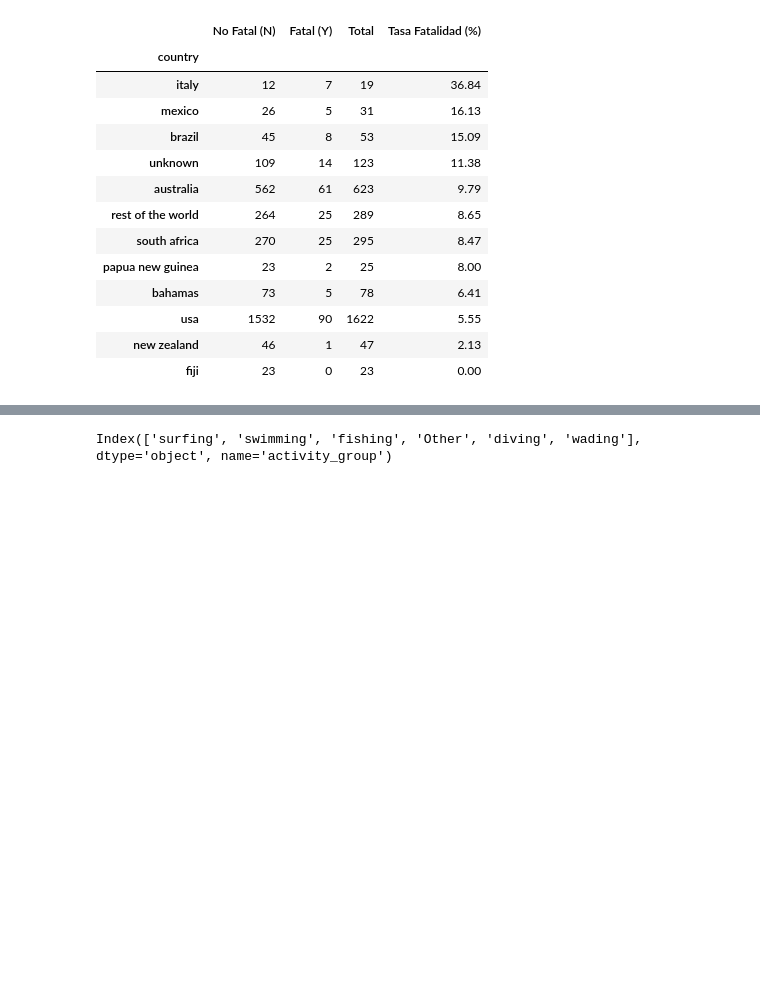
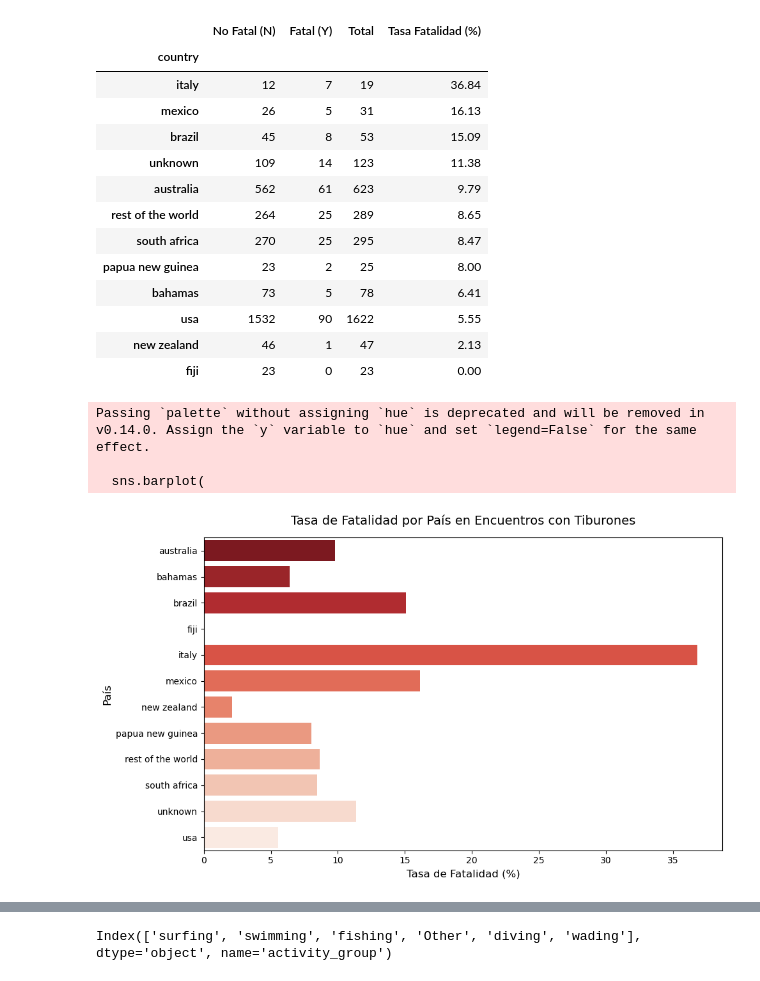
Before and after one commit to ignaciosabatell/Project-Shark-Attacks, a Jupyter notebook: Sharks_Attacks.ipynb, the cells around one changed output, grey strips where cells are left out. Cells and saved outputs as stored; diff of their text form; code cells hidden in the pictures; blank space fills up the shorter version.

```diff
--- a/Sharks_Attacks.ipynb
+++ b/Sharks_Attacks.ipynb
@@ -663,3 +679,38 @@ df_clean_1
 | usa | 1532 | 90 | 1622 | 5.55 |
 | new zealand | 46 | 1 | 47 | 2.13 |
 | fiji | 23 | 0 | 23 | 0.00 |
+# %%
+import seaborn as sns
+import matplotlib.pyplot as plt
+
+# 1️⃣ Si "country" está en el índice, lo pasamos a columna
+if df_clean_1.index.name == 'country' or 'country' not in df_clean_1.columns:
+    df_clean_1 = df_clean_1.reset_index()
+
+# 2️⃣ Asegurar nombres de columnas coherentes
+df_clean_1.columns = ['country', 'No Fatal (N)', 'Fatal (Y)', 'Total', 'Tasa Fatalidad (%)']
+
+# 3️⃣ Ordenar de menor a mayor tasa de fatalidad
+df_clean_1 = df_clean_1.sort_values(by='Tasa Fatalidad (%)', ascending=True)
+
+# 4️⃣ Crear gráfico de barras horizontal
+plt.figure(figsize=(10, 6))
+sns.barplot(
+    x='Tasa Fatalidad (%)',
+    y='country',
+    data=df_clean_1,
+    palette='Reds_r'
+)
+
+# 5️⃣ Personalizar estilo del gráfico
+plt.title('Tasa de Fatalidad por País en Encuentros con Tiburones', fontsize=14, pad=15)
+plt.xlabel('Tasa de Fatalidad (%)', fontsize=12)
+plt.ylabel('País', fontsize=12)
+
+plt.tight_layout()
+plt.show()
+# %% [output]
+Passing `palette` without assigning `hue` is deprecated and will be removed in v0.14.0. Assign the `y` variable to `hue` and set `legend=False` for the same effect.
+
+  sns.barplot(
+[figure, added]
```
Also changed, not shown: parts of 8 cells of this notebook.
